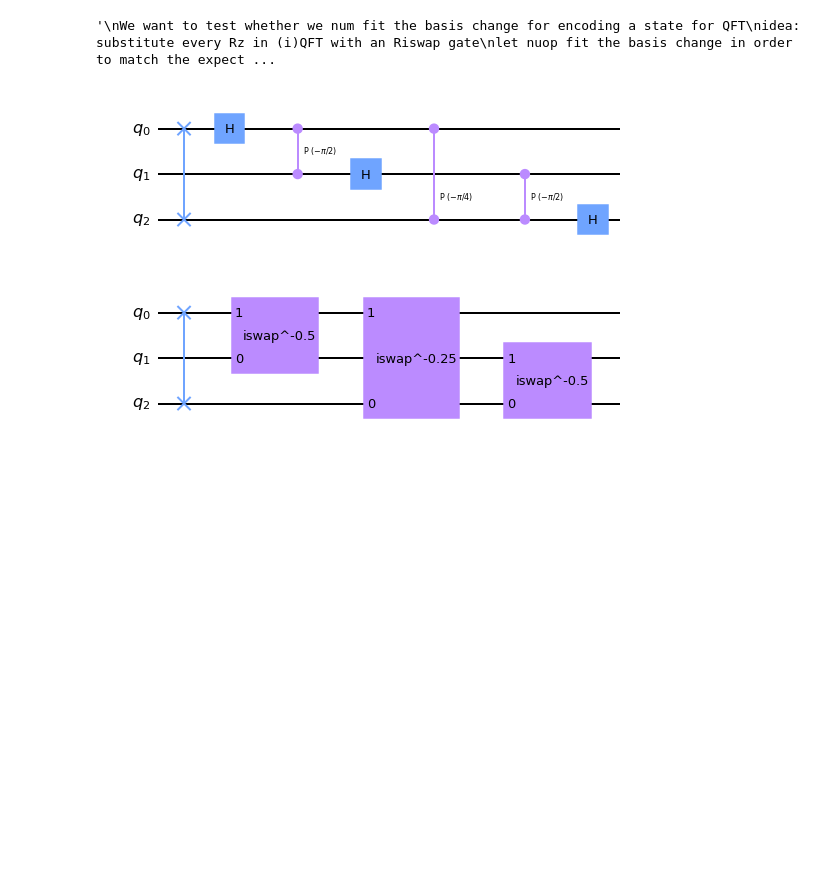
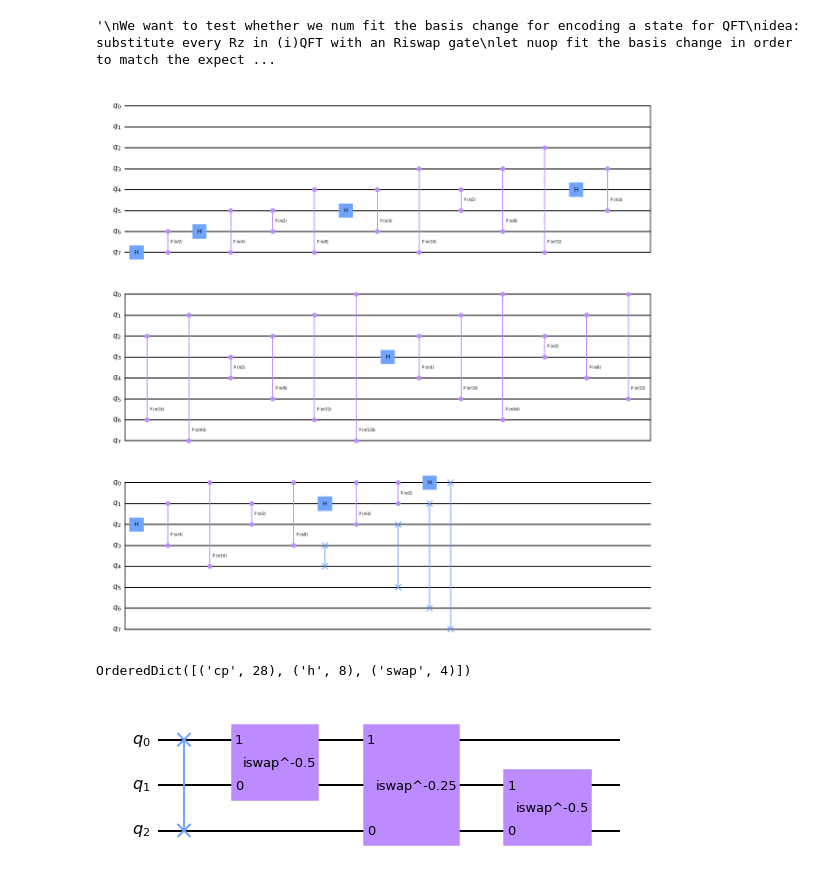
Before and after one commit to Pitt-JonesLab/slam_decomposition, a Jupyter notebook: src/scripts/qft_basis_change.ipynb, the cells around one changed output. Cells and saved outputs as stored; diff of their text form; code cells hidden in the pictures; blank space fills up the shorter version.

```diff
--- a/src/scripts/qft_basis_change.ipynb
+++ b/src/scripts/qft_basis_change.ipynb
@@ -27,12 +27,16 @@ from qiskit import transpile
 from qiskit.converters import circuit_to_dag, dag_to_circuit
 # %%
 from qiskit.circuit.library.basis_change import QFT
-qsize=3
-inverse_qft_lambda = lambda q: QFT(q, inverse=True)
+qsize=8
+inverse_qft_lambda = lambda q: QFT(q, inverse=False)
 qc = inverse_qft_lambda(qsize)
 qc.decompose().draw(output='mpl')
 # %% [output]
-[figure, old version]
+[figure, new version]
+# %%
+qc.decompose().count_ops()
+# %% [output]
+OrderedDict([('cp', 28), ('h', 8), ('swap', 4)])
 # %%
 #replace every R_z with a Riswap?
 #replace H gates? -> with generic 1Q gates?
```
Also changed, not shown: parts of 4 cells of this notebook, 14 other files.
